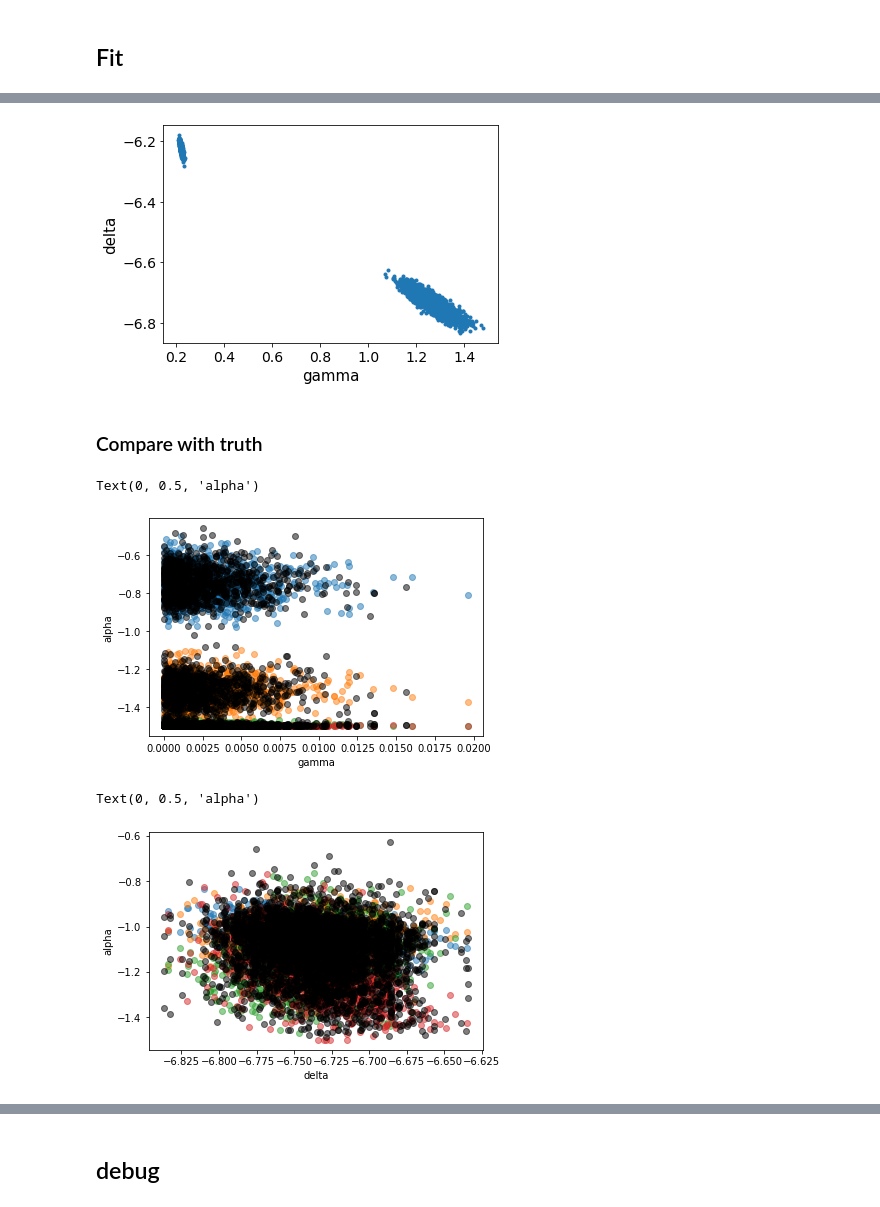
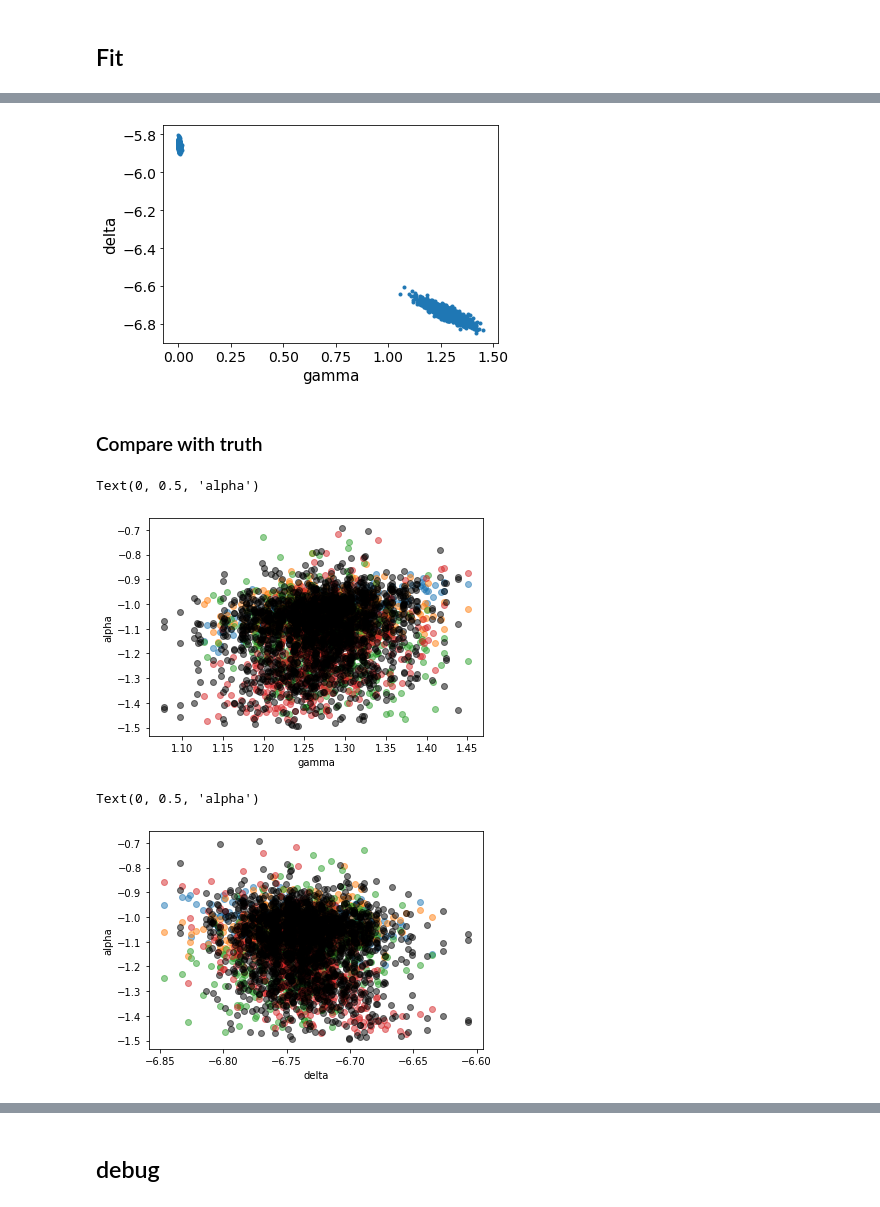
Before and after one commit to grburgess/zusammen, a Jupyter notebook: examples/fit.ipynb, the cells around one changed output, grey strips where cells are left out. Drawn from its saved outputs; the diff is of its cells as text; code cells hidden in the pictures.

```diff
--- a/examples/fit.ipynb
+++ b/examples/fit.ipynb
@@ -61,11 +64,11 @@ ds = zusammen.DataSet.from_hdf5_file('data/survey_proc.h5')
 #data['N_gen_spectra'] = N_gen_spectra
 #data['model_energy'] = model_energy
 
-warmup = 1000
-samps = 1000
+warmup = 500
+samps = 500
 total = warmup + samps
 chains = 4
 # %%
-model = CmdStanModel(stan_file="stan/simple_cor.stan",
+model = CmdStanModel(stan_file="stan/simple_cor_polar.stan",
                      cpp_options={'STAN_THREADS': 'TRUE'})
 # %% [output]
@@ -103,7 +106,7 @@ array([[<matplotlib.axes._subplots.AxesSubplot object at 0x...>,
 # %%
 arviz.plot_pair(av, var_names=["gamma", "delta"], divergences=True);
 # %% [output]
-[figure, old version]
+[figure, new version]
 # %% [markdown]
 ### Compare with truth
 # %%
@@ -123,7 +126,7 @@ ep_start = grb_reload._source_params["ep_start"]
 # %%
 N_intervals = np.shape(av.posterior.alpha)[-1]
 # %%
-idx = 0
+idx = 3
 fig, ax = plt.subplots()
 for i in range(N_intervals):
     ax.scatter(av.posterior.gamma[1], av.posterior.alpha[1, :, i], alpha=0.5)
@@ -134,18 +137,18 @@ ax.set_xlabel("gamma")
 ax.set_ylabel("alpha")
 # %% [output]
 Text(0, 0.5, 'alpha')
-[figure, old version]
+[figure, new version]
 # %%
-idx = 0
+idx = 3
 fig, ax = plt.subplots()
 for i in range(N_intervals):
     ax.scatter(av.posterior.delta[1], av.posterior.alpha[1, :, i], alpha=0.5)
 for i in range(N_intervals):
     ax.scatter(av.posterior.delta[idx], av.posterior.alpha[idx, :, i], alpha=0.5,
                color='k')
 ax.set_xlabel("delta")
 ax.set_ylabel("alpha")
 # %% [output]
 Text(0, 0.5, 'alpha')
-[figure, old version]
+[figure, new version]
 # %%
```
Also changed, not shown: parts of 17 cells of this notebook, 3 other files.
